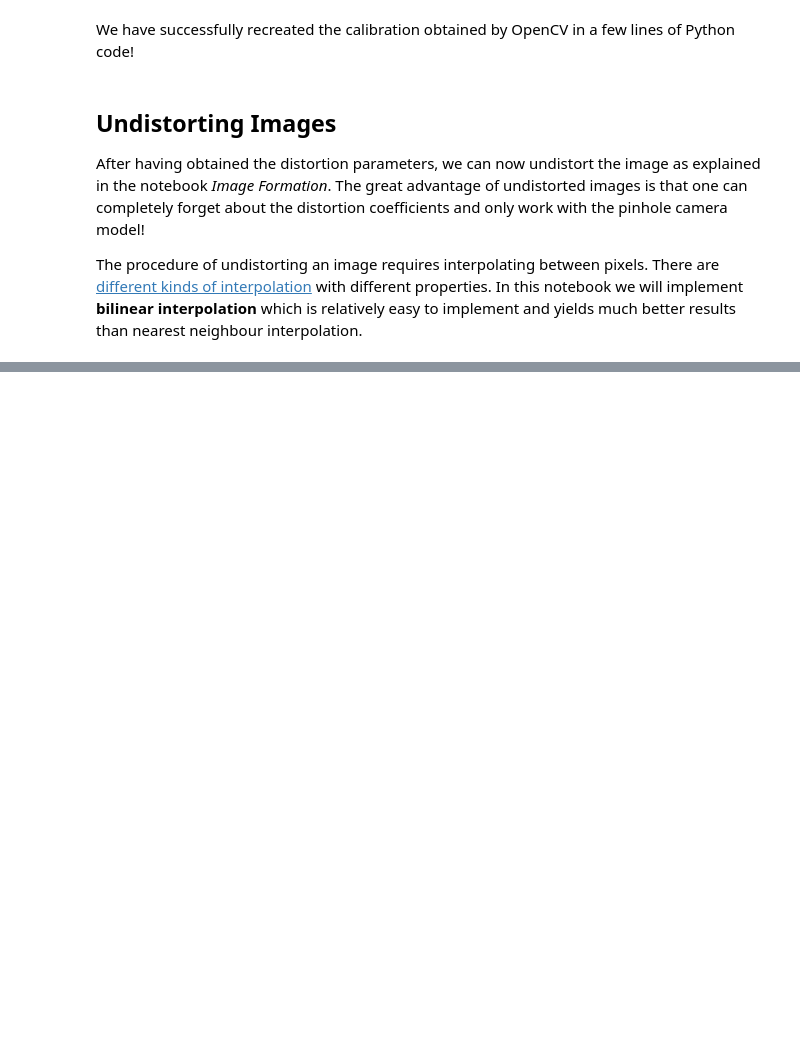
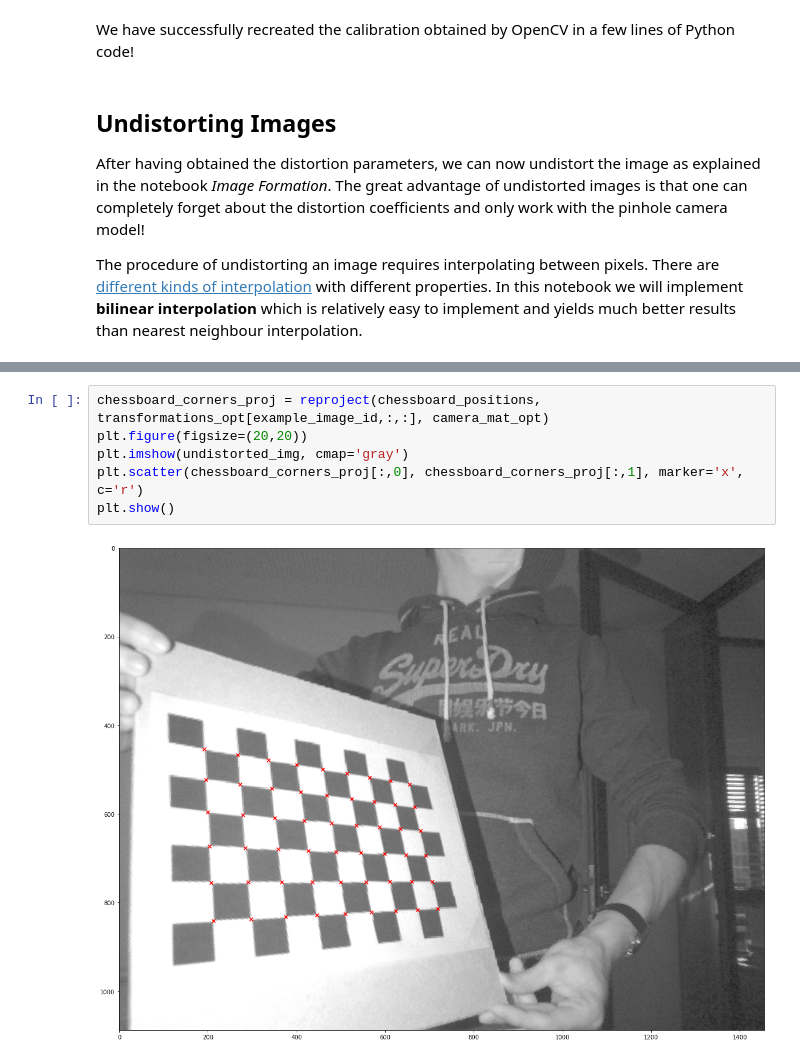
Before and after one commit to Garbanox/ComputerVisionBasics, a Jupyter notebook: CameraCalibration.ipynb, the cells around one changed output, grey strips where cells are left out. Saved outputs shown, nothing was run; the diff lists cells and outputs as text; blank space fills up the shorter version.

```diff
--- a/CameraCalibration.ipynb
+++ b/CameraCalibration.ipynb
@@ -526,0 +542,8 @@ plt.imshow(undistorted_img, cmap='gray')
+# %%
+chessboard_corners_proj = reproject(chessboard_positions, transformations_opt[example_image_id,:,:], camera_mat_opt)
+plt.figure(figsize=(20,20))
+plt.imshow(undistorted_img, cmap='gray')
+plt.scatter(chessboard_corners_proj[:,0], chessboard_corners_proj[:,1], marker='x', c='r')
+plt.show()
+# %% [output]
+[figure, added]
```
Also changed, not shown: parts of 17 cells of this notebook, 28 other files.
